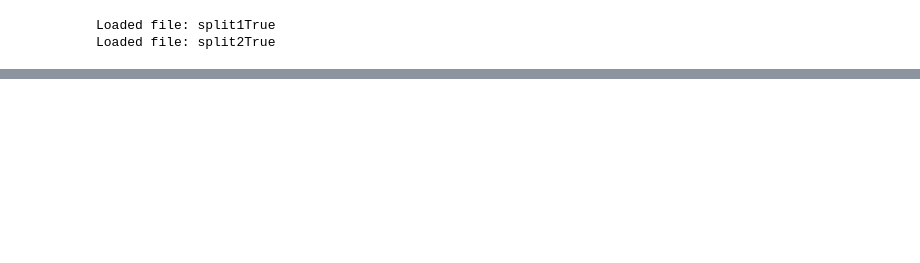
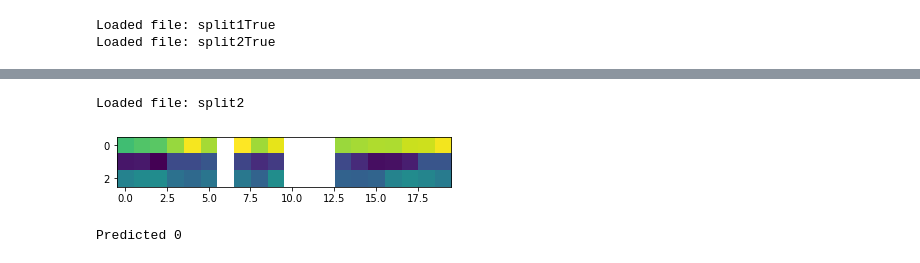
Before and after one commit to AlexKaiLe/Harvard, a Jupyter notebook: Python_Files/small_skeleton.ipynb, the cells around one changed output, grey strips where cells are left out. Saved outputs shown, nothing was run; the diff lists cells and outputs as text; code cells hidden in the pictures; blank space fills up the shorter version.

```diff
--- a/Python_Files/small_skeleton.ipynb
+++ b/Python_Files/small_skeleton.ipynb
@@ -451,0 +465,6 @@ Loaded file: split2
+# %%
+blindPredict('split2', skeleton_model, 345)
+# %% [output]
+Loaded file: split2
+[figure, added]
+Predicted 0
```
Also changed, not shown: parts of 5 cells of this notebook.
